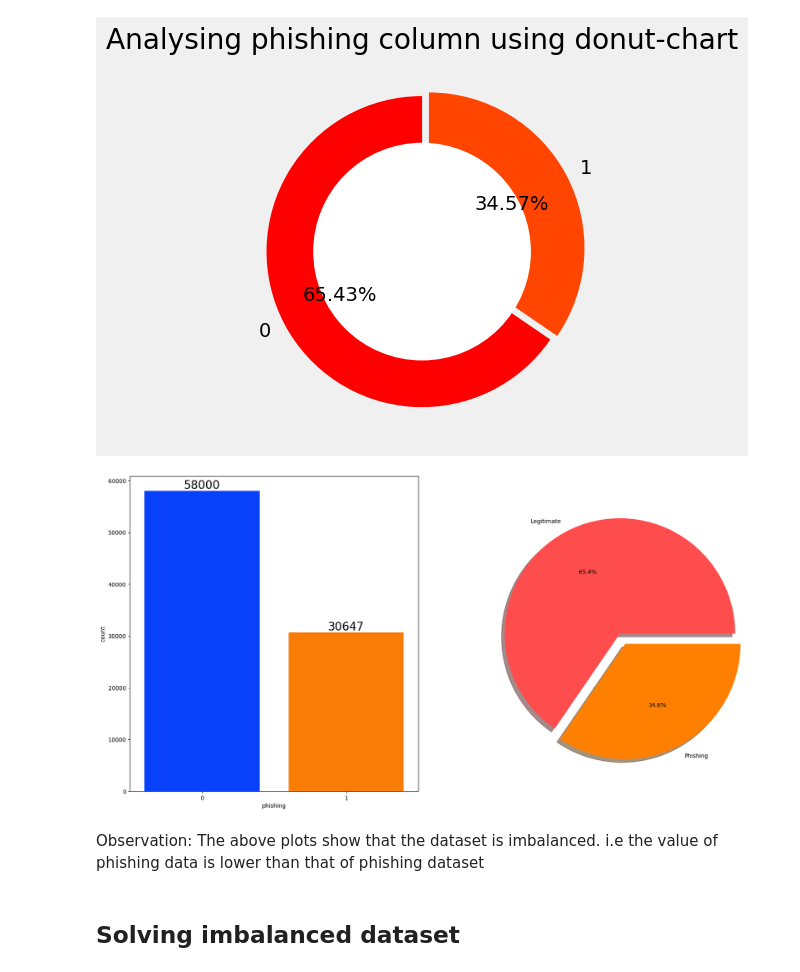
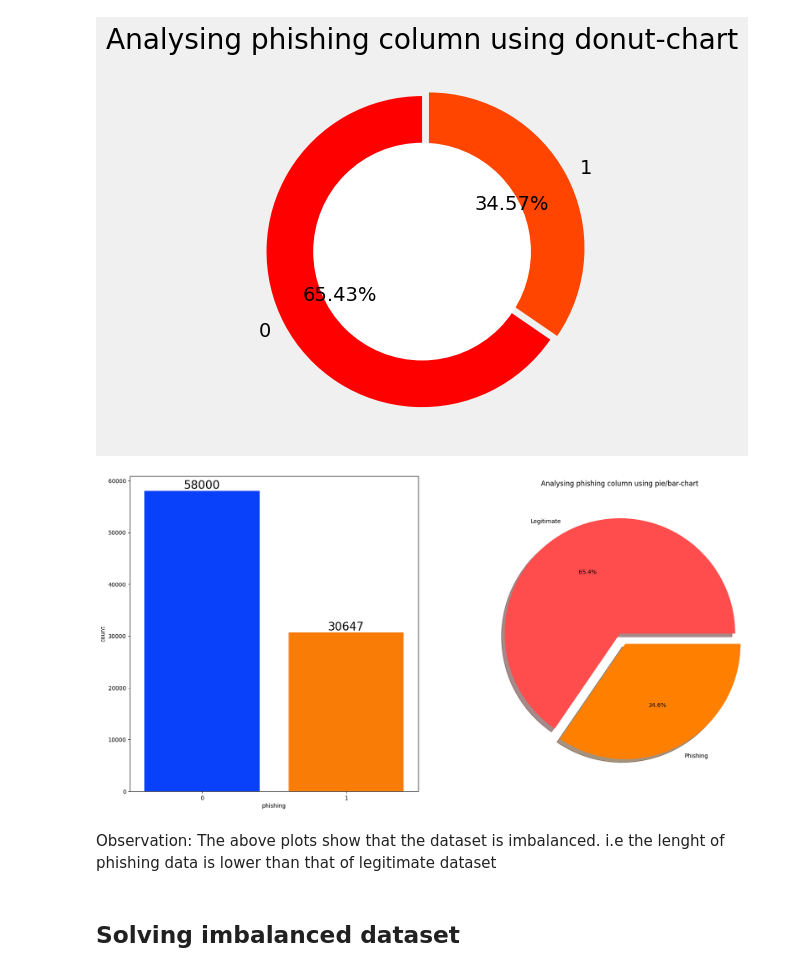
Before and after one commit to nevetto/phishing_domain_detection, a Jupyter notebook: notebook/EDA PHISHING DOMAIN.ipynb, the cells around one changed output. Saved outputs shown, nothing was run; the diff lists cells and outputs as text; code cells hidden in the pictures.

```diff
--- a/notebook/EDA PHISHING DOMAIN.ipynb
+++ b/notebook/EDA PHISHING DOMAIN.ipynb
@@ -83,0 +108,2 @@ phishing_dataset1.tail()
+# %%
+phishing_dataset1.rename(columns = { '`':'qty_backtick_url'}, inplace= True)
@@ -210,15 +238,16 @@ with plt.style.context(style="fivethirtyeight"):
 # %%
 f,ax=plt.subplots(1,2,figsize=(20,10))
 sns.countplot(x=phishing_dataset2['phishing'],data=phishing_dataset2,palette ='bright',ax=ax[0],saturation=0.95)
 for container in ax[0].containers:
     ax[0].bar_label(container,color='black',size=20)
 
 plt.pie(x=phishing_dataset2['phishing'].value_counts(),labels=["Legitimate","Phishing"],explode=[0,0.1],autopct='%1.1f%%',shadow=True,colors=['#ff4d4d','#ff8000'])
+plt.title(label="Analysing phishing column using pie/bar-chart")
 plt.show()
 # %% [output]
-[figure, old version]
+[figure, new version]
 # %% [markdown]
-Observation: The above plots show that the dataset is imbalanced. i.e the value of phishing data is lower than that of phishing dataset
+Observation: The above plots show that the dataset is imbalanced. i.e the lenght of phishing data is lower than that of legitimate dataset
 # %% [markdown]
 ## Solving imbalanced dataset
 # %%
```
Also changed, not shown: parts of 29 cells of this notebook, 9 other files.
